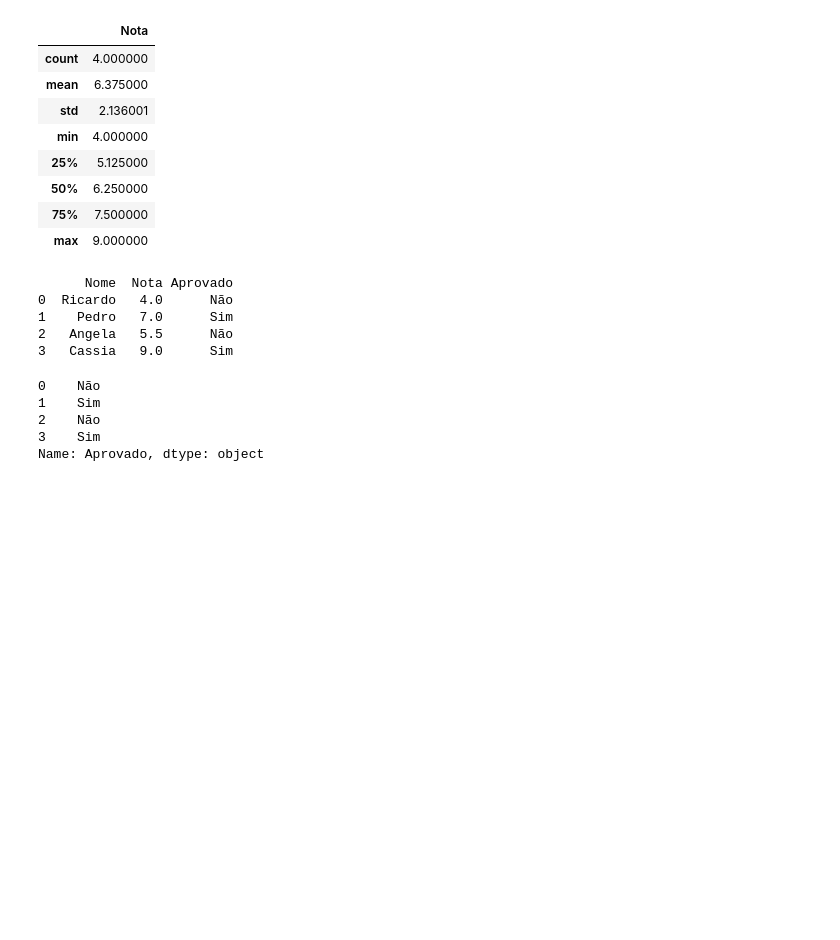
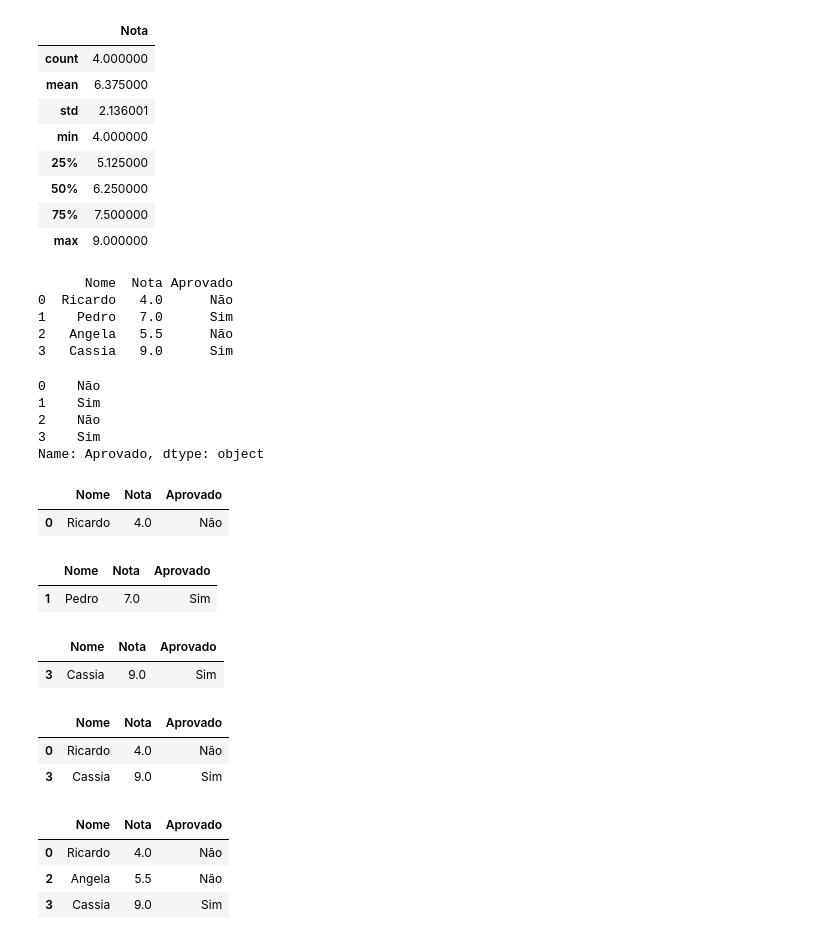
Before and after one commit to francojra/python_para_machine_learning, a Jupyter notebook: Machine_Learning.ipynb, the cells around one changed output. Drawn from its saved outputs; the diff is of its cells as text; code cells hidden in the pictures; blank space fills up the shorter version.

```diff
--- a/Machine_Learning.ipynb
+++ b/Machine_Learning.ipynb
@@ -574,11 +574,39 @@ print(dataframe)
 1    Pedro   7.0      Sim
 2   Angela   5.5      Não
 3   Cassia   9.0      Sim
-# %%
-dataframe['Aprovado'] # Filtra a coluna 'Aprovado'
-# %% [output]
-0    Não
-1    Sim
-2    Não
-3    Sim
-Name: Aprovado, dtype: object
+# %%
+dataframe['Aprovado'] # Filtra a coluna 'Aprovado'
+# %% [output]
+0    Não
+1    Sim
+2    Não
+3    Sim
+Name: Aprovado, dtype: object
+# %%
+dataframe.loc[[0]] # Filtra a linha 0 da tabela
+# %% [output]
+|  | Nome | Nota | Aprovado |
+| 0 | Ricardo | 4.0 | Não |
+# %%
+dataframe.loc[[1]]
+# %% [output]
+|  | Nome | Nota | Aprovado |
+| 1 | Pedro | 7.0 | Sim |
+# %%
+dataframe.loc[[3]]
+# %% [output]
+|  | Nome | Nota | Aprovado |
+| 3 | Cassia | 9.0 | Sim |
+# %%
+dataframe.loc[[0, 3]]
+# %% [output]
+|  | Nome | Nota | Aprovado |
+| 0 | Ricardo | 4.0 | Não |
+| 3 | Cassia | 9.0 | Sim |
+# %%
+dataframe.loc[[0, 2, 3]]
+# %% [output]
+|  | Nome | Nota | Aprovado |
+| 0 | Ricardo | 4.0 | Não |
+| 2 | Angela | 5.5 | Não |
+| 3 | Cassia | 9.0 | Sim |
```
